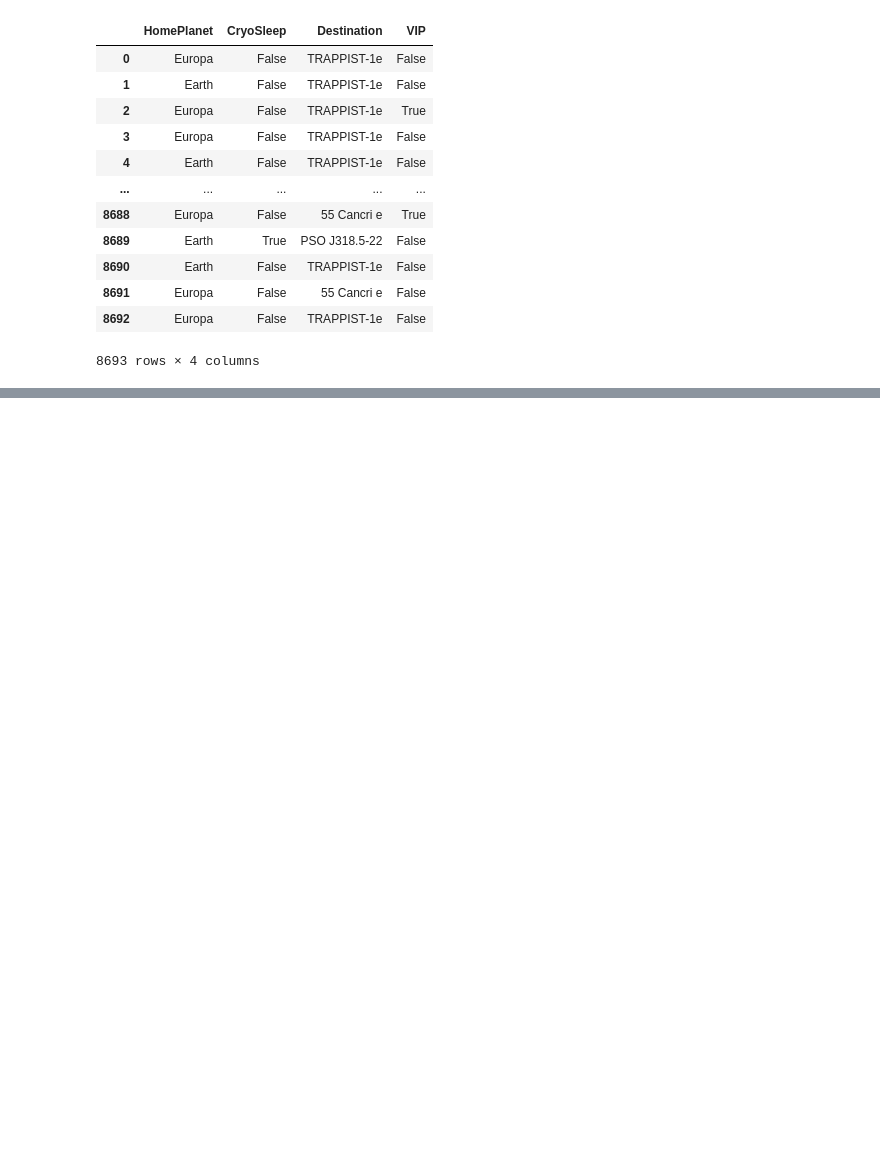
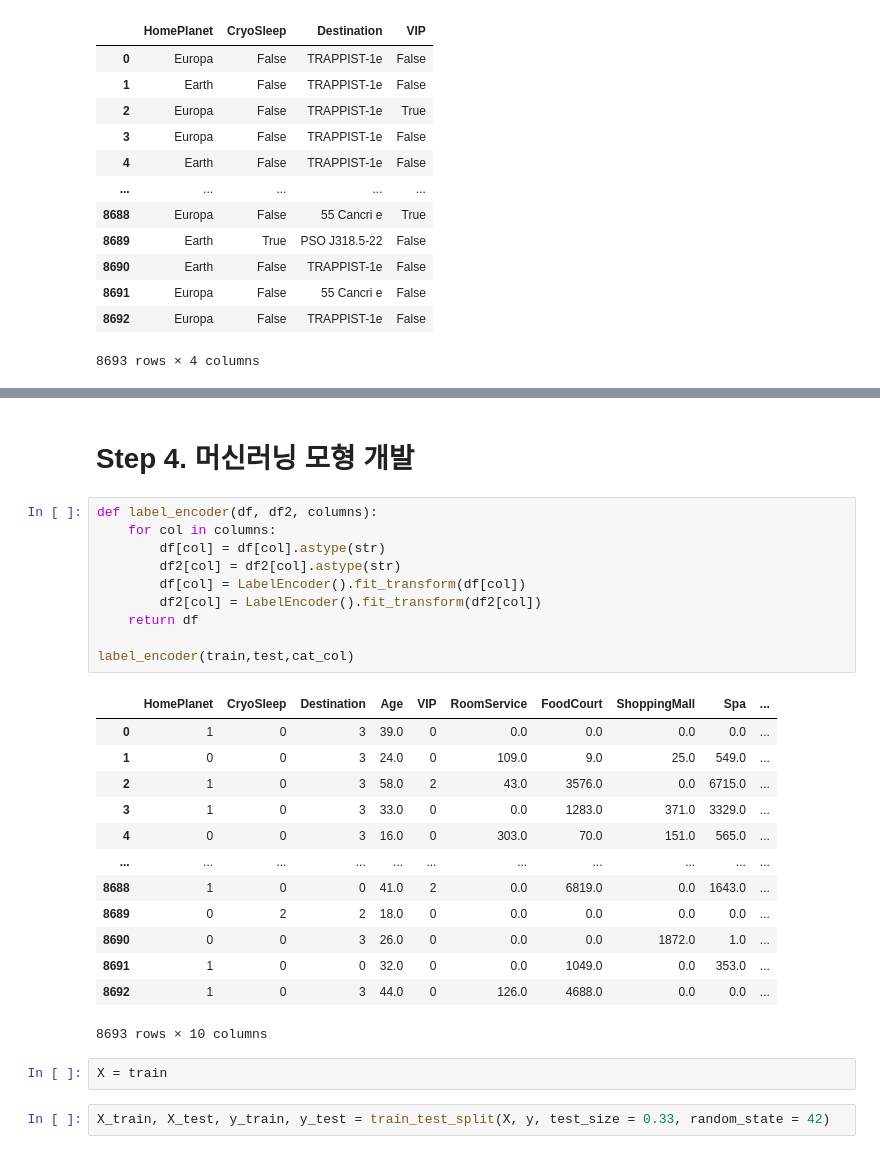
Before and after one commit to AHNDUHONG/Project_01, a Jupyter notebook: spaceshiptitanic-test-02.ipynb, the cells around one changed output, grey strips where cells are left out. Saved outputs shown, nothing was run; the diff lists cells and outputs as text; blank space fills up the shorter version.

Commit message:
Kaggle Notebook | SpaceshipTitanic_Test_02 | Version 4

```diff
--- a/spaceshiptitanic-test-02.ipynb
+++ b/spaceshiptitanic-test-02.ipynb
@@ -358,0 +382,30 @@ train[cat_col]
+# %% [markdown]
+# Step 4. 머신러닝 모형 개발
+# %%
+def label_encoder(df, df2, columns):
+    for col in columns:
+        df[col] = df[col].astype(str)
+        df2[col] = df2[col].astype(str)
+        df[col] = LabelEncoder().fit_transform(df[col])
+        df2[col] = LabelEncoder().fit_transform(df2[col])
+    return df
+
+label_encoder(train,test,cat_col)
+# %% [output]
+|  | HomePlanet | CryoSleep | Destination | Age | VIP | RoomService | FoodCourt | ShoppingMall | Spa | ... |
+| 0 | 1 | 0 | 3 | 39.0 | 0 | 0.0 | 0.0 | 0.0 | 0.0 | ... |
+| 1 | 0 | 0 | 3 | 24.0 | 0 | 109.0 | 9.0 | 25.0 | 549.0 | ... |
+| 2 | 1 | 0 | 3 | 58.0 | 2 | 43.0 | 3576.0 | 0.0 | 6715.0 | ... |
+| 3 | 1 | 0 | 3 | 33.0 | 0 | 0.0 | 1283.0 | 371.0 | 3329.0 | ... |
+| 4 | 0 | 0 | 3 | 16.0 | 0 | 303.0 | 70.0 | 151.0 | 565.0 | ... |
+| ... | ... | ... | ... | ... | ... | ... | ... | ... | ... | ... |
+| 8688 | 1 | 0 | 0 | 41.0 | 2 | 0.0 | 6819.0 | 0.0 | 1643.0 | ... |
+| 8689 | 0 | 2 | 2 | 18.0 | 0 | 0.0 | 0.0 | 0.0 | 0.0 | ... |
+| 8690 | 0 | 0 | 3 | 26.0 | 0 | 0.0 | 0.0 | 1872.0 | 1.0 | ... |
+| 8691 | 1 | 0 | 0 | 32.0 | 0 | 0.0 | 1049.0 | 0.0 | 353.0 | ... |
+| 8692 | 1 | 0 | 3 | 44.0 | 0 | 126.0 | 4688.0 | 0.0 | 0.0 | ... |
+8693 rows × 10 columns
+# %%
+X = train
+# %%
+X_train, X_test, y_train, y_test = train_test_split(X, y, test_size = 0.33, random_state = 42)
```
Also changed, not shown: parts of 24 cells of this notebook.
